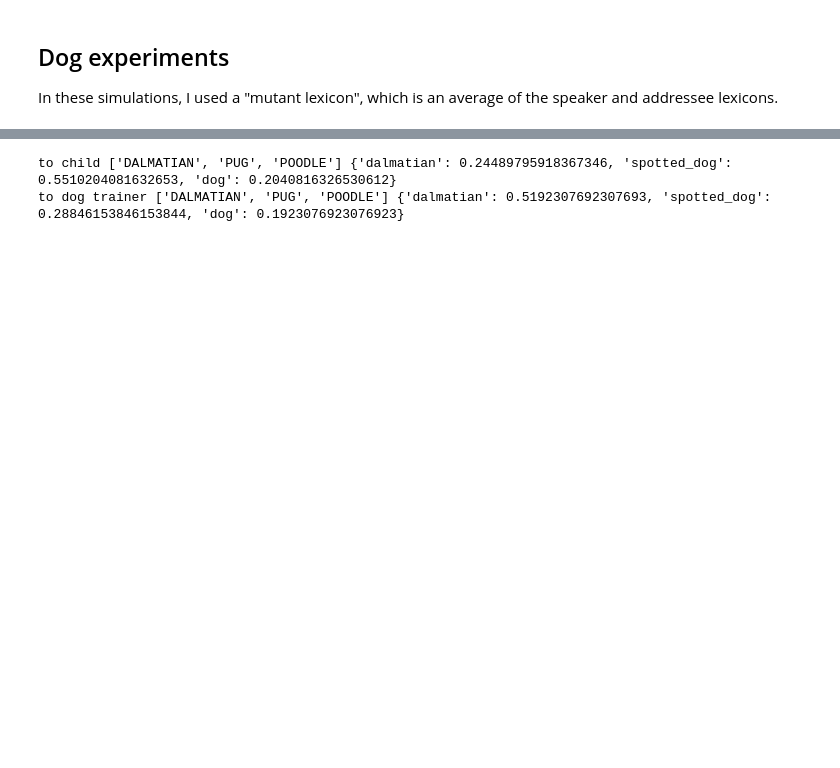
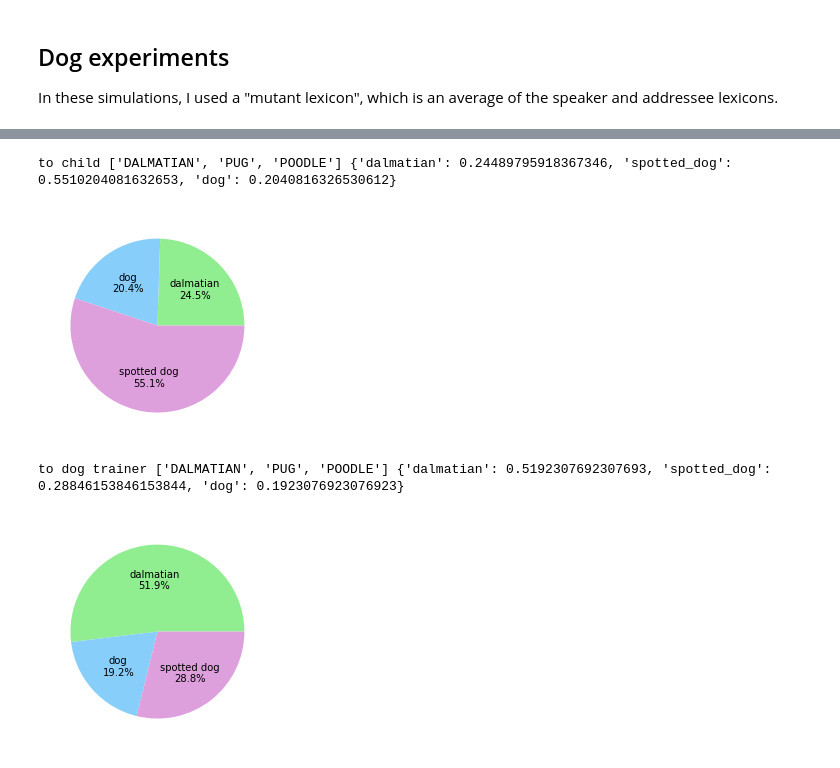
Before and after one commit to annak-k/vocabulary-mismatch-model, a Jupyter notebook: dog_experiments.ipynb, the cells around one changed output, grey strips where cells are left out. Drawn from its saved outputs; the diff is of its cells as text; code cells hidden in the pictures; blank space fills up the shorter version.

```diff
--- a/dog_experiments.ipynb
+++ b/dog_experiments.ipynb
@@ -29,13 +45,21 @@ to dog trainer ['DALMATIAN', 'CAT', 'HORSE'] {'dalmatian': 0.4186046511627907, '
 # %%
 # Without length cost
 
 context2 = ["DALMATIAN", "PUG", "POODLE"]
 
-print("to child", context2, adult_agent.produce_matrix_mutant(context2, child_agent))
-print("to dog trainer", context2, adult_agent.produce_matrix_mutant(context2, dog_trainer_agent))
+
+to_child = adult_agent.produce_matrix_mutant(context2, child_agent)
+print("to child", context2, to_child)
+visualizations.make_pie_plot(to_child)
+
+to_dog_trainer = adult_agent.produce_matrix_mutant(context2, dog_trainer_agent)
+print("to dog trainer", context2, to_dog_trainer)
+visualizations.make_pie_plot(to_dog_trainer)
 # %% [output]
 to child ['DALMATIAN', 'PUG', 'POODLE'] {'dalmatian': 0.24489795918367346, 'spotted_dog': 0.5510204081632653, 'dog': 0.2040816326530612}
-to dog trainer ['DALMATIAN', 'PUG', 'POODLE'] {'dalmatian': 0.5192307692307693, 'spotted_dog': 0.28846153846153844, 'dog': 0.1923076923076923}
+[figure, added]
+to dog trainer ['DALMATIAN', 'PUG', 'POODLE'] {'dalmatian': 0.5192307692307693, 'spotted_dog': 0.28846153846153844, 'dog': 0.1923076923076923}
+[figure, added]
 # %%
 # With length cost
 
```
Also changed, not shown: parts of 5 cells of this notebook, 2 other files.
